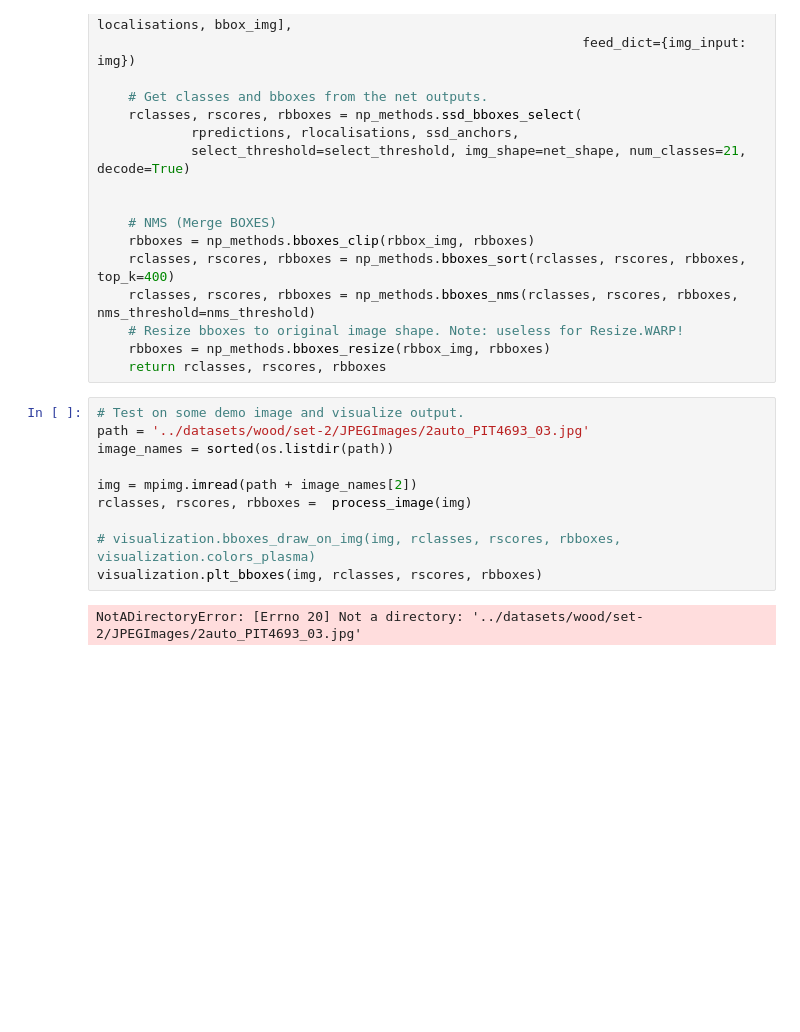
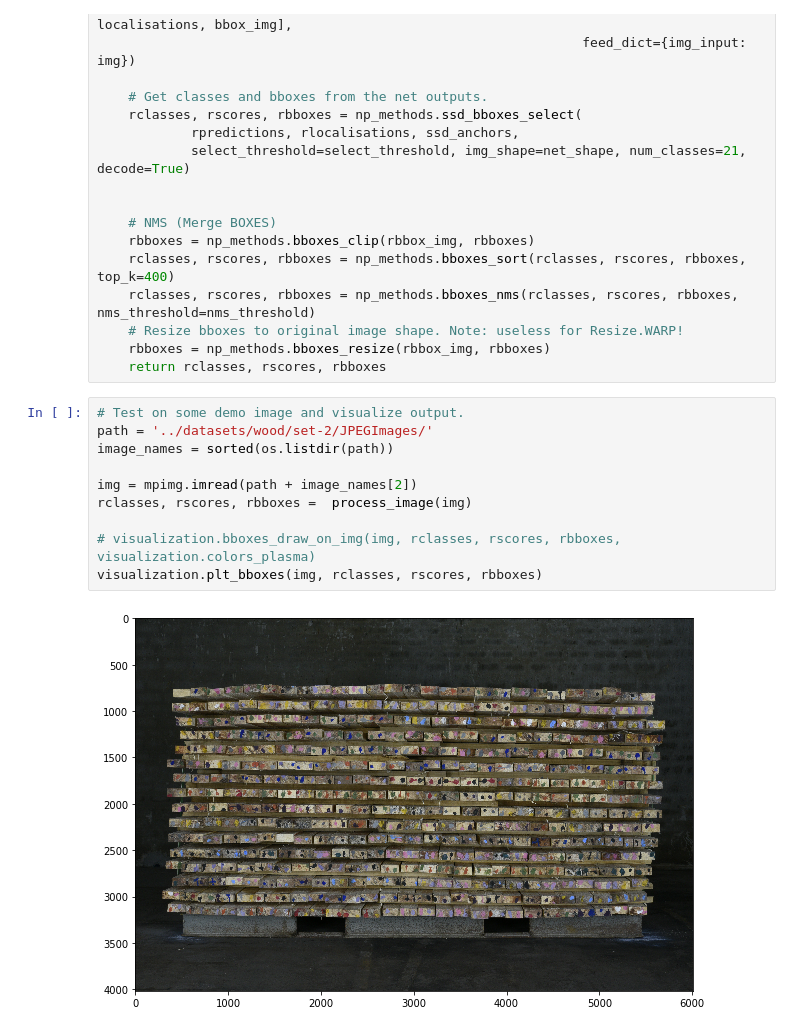
Before and after one commit to foofybuster/SSD-Tensorflow, a Jupyter notebook: notebooks/ssd_notebook.ipynb, the cells around one changed output. Cells and saved outputs as stored; diff of their text form; blank space fills up the shorter version.

```diff
--- a/notebooks/ssd_notebook.ipynb
+++ b/notebooks/ssd_notebook.ipynb
@@ -95,13 +95,13 @@ def process_image(img, select_threshold=0.5, nms_threshold=.45, net_shape=(300,
     return rclasses, rscores, rbboxes
 # %%
 # Test on some demo image and visualize output.
-path = '../datasets/wood/set-2/JPEGImages/2auto_PIT4693_03.jpg'
+path = '../datasets/wood/set-2/JPEGImages/'
 image_names = sorted(os.listdir(path))
 
 img = mpimg.imread(path + image_names[2])
 rclasses, rscores, rbboxes =  process_image(img)
 
 # visualization.bboxes_draw_on_img(img, rclasses, rscores, rbboxes, visualization.colors_plasma)
 visualization.plt_bboxes(img, rclasses, rscores, rbboxes)
 # %% [output]
-NotADirectoryError: [Errno 20] Not a directory: '../datasets/wood/set-2/JPEGImages/2auto_PIT4693_03.jpg'
+[figure, added]
```
Also changed, not shown: parts of 1 cell of this notebook, 3 other files.
